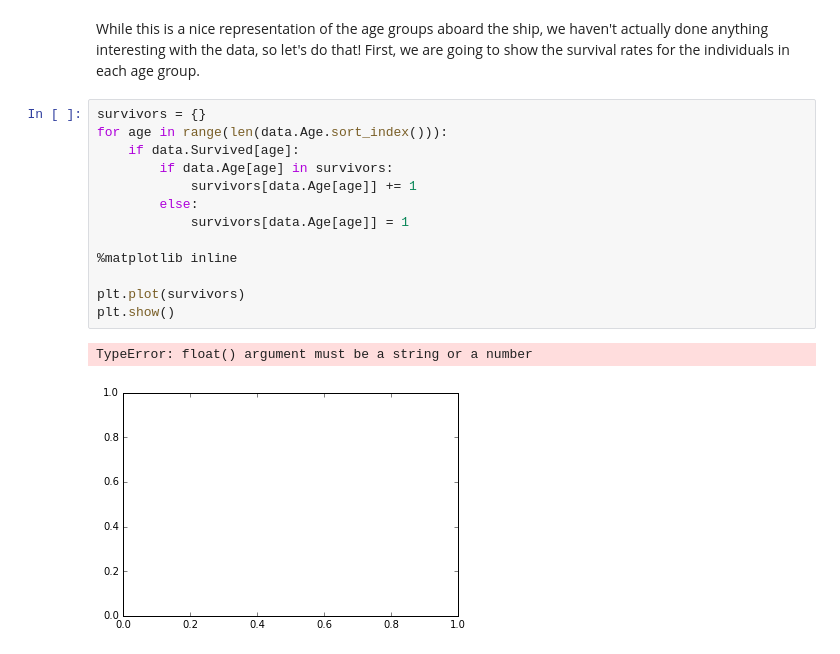
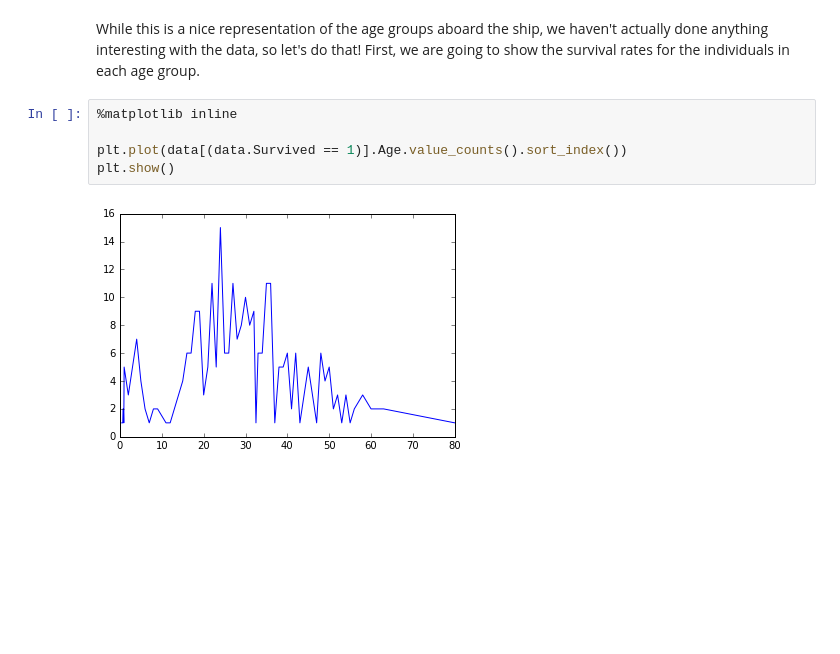
Before and after one commit to paulruvolo/DataScience16WarmupProject, a Jupyter notebook: data_exploration.ipynb, the cells around one changed output. Drawn from its saved outputs; the diff is of its cells as text; blank space fills up the shorter version.

```diff
--- a/data_exploration.ipynb
+++ b/data_exploration.ipynb
@@ -83,19 +83,10 @@ plt.show()
 [figure]
 # %% [markdown]
 While this is a nice representation of the age groups aboard the ship, we haven't actually done anything interesting with the data, so let's do that! First, we are going to show the survival rates for the individuals in each age group.
-# %%
-survivors = {}
-for age in range(len(data.Age.sort_index())):
-    if data.Survived[age]:
-        if data.Age[age] in survivors:
-            survivors[data.Age[age]] += 1
-        else:
-            survivors[data.Age[age]] = 1
-
-%matplotlib inline
-
-plt.plot(survivors)
-plt.show()
-# %% [output]
-TypeError: float() argument must be a string or a number
-[figure, removed]
+# %%
+%matplotlib inline
+
+plt.plot(data[(data.Survived == 1)].Age.value_counts().sort_index())
+plt.show()
+# %% [output]
+[figure, added]
```
Also changed, not shown: parts of 5 cells of this notebook.
